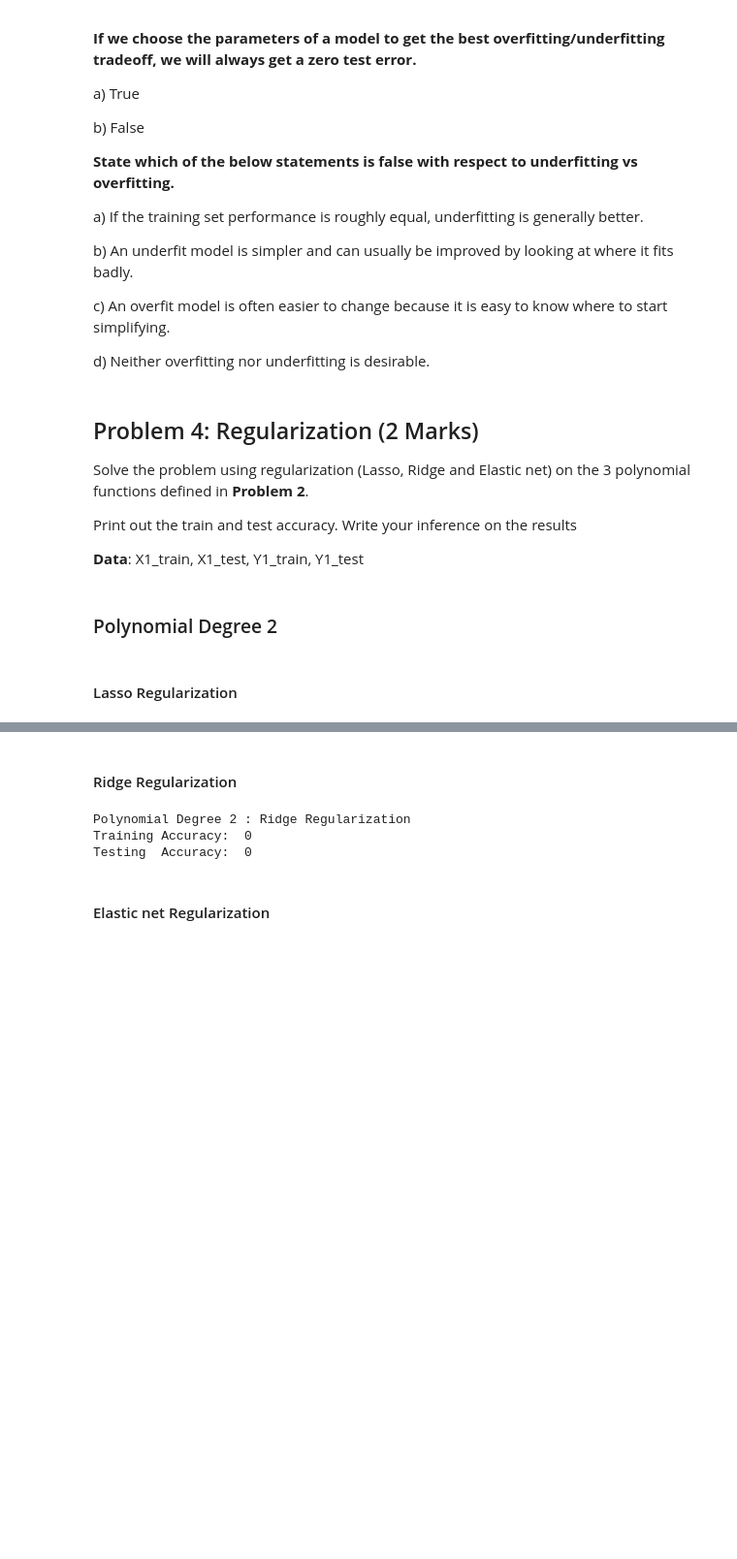
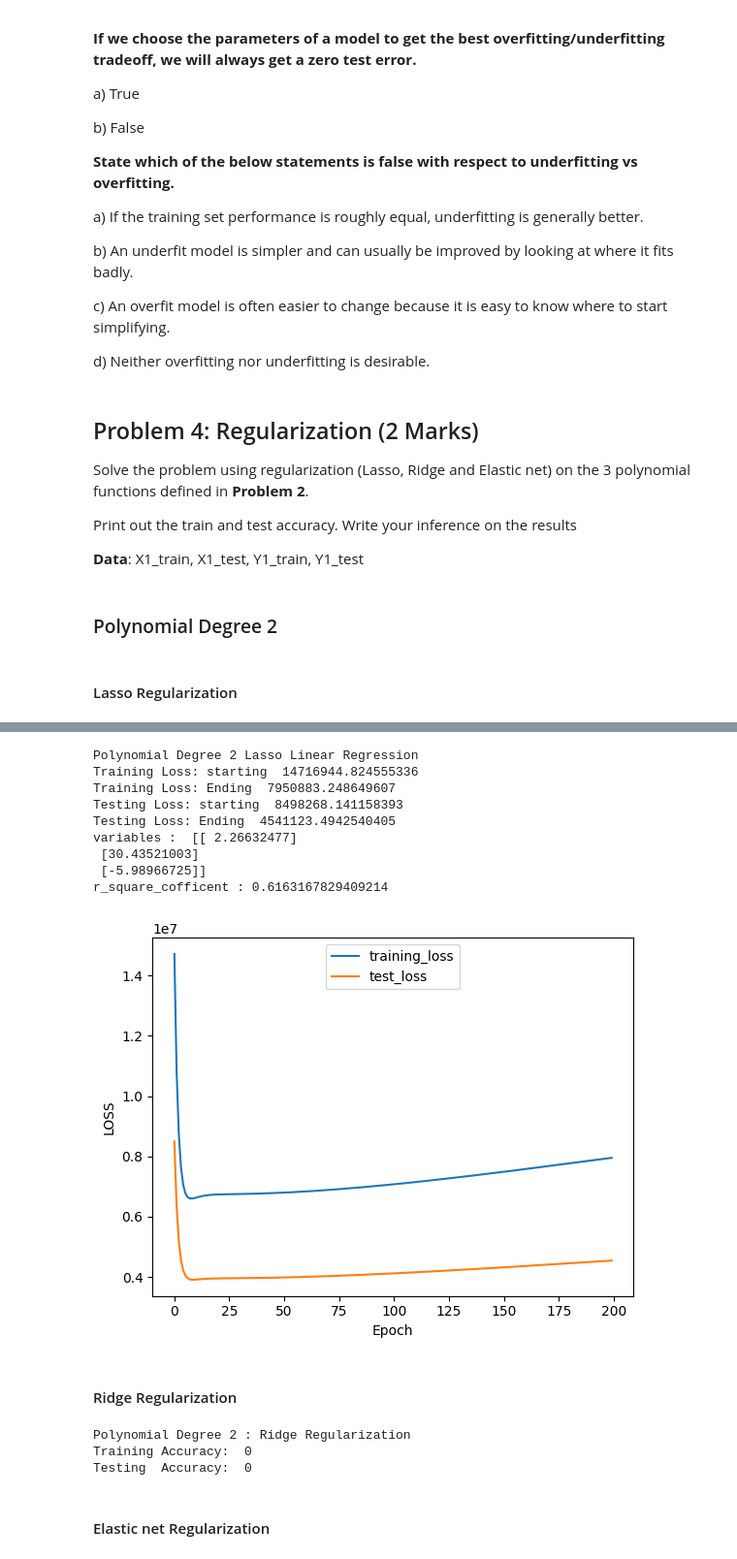
Before and after one commit to narendra974/AIMLOPS_IISC, a Jupyter notebook: Assignment_1.ipynb, the cells around one changed output, grey strips where cells are left out. Shown at 97% size. Cells and saved outputs as stored; diff of their text form; code cells hidden in the pictures; blank space fills up the shorter version.

```diff
--- a/Assignment_1.ipynb
+++ b/Assignment_1.ipynb
@@ -463,3 +436,80 @@ Testing  Accuracy:  0
+# %%
+### Write your code here
+## Define a new hypothesis function by adding a Lasso regularizer
+## to the 2nd order hypothesis function that you defined earlier
+## Use polynomial regression to train the model
+## Compute the training and testing accuracy
+## Print the training and testing accuracy
+## update the below two variables to print the model's accuracy
+
+lambda_penality = 100000
+
+def calculate_gradients_lasso(Y, Y_predicted, X, variables):
+  n = Y.shape[0]
+  m = variables.shape[1]-2 # removing bais term -> this is number of features.
+  diff = -(Y.reshape(-1, 1) - Y_predicted)
+  npmul = np.multiply(X, diff)
+  gradients = (1 / n) * np.sum(npmul, 0)
+  lamda_add = np.random.randint(low=-10, high=10, size=(1, degree+1))
+  for i in range(m):
+    lamda_add[0, i] = lambda_penality *  (1 / (2 * n))
+  lamda_add[0, -1]=0
+  return gradients+lamda_add
+
+def compute_loss_lasso(Y,Y_predicted, variables):
+  n = Y.shape[0] # of data samples
+  m = variables.shape[0]-2 # removing bais term -> this is number of features.
+  return (1 / (2 * n)) * ( np.sum((Y-Y_predicted)**2) + lambda_penality * m )
+
+
+def train_lasso(X1_train, X1_test, degree, epoch, learning_rate = 0.001):
+  n = X1_train.shape[0]
+  variables = np.random.randint(low=-10, high=10, size=(degree+1,1))
+  X1_train_features = transform_X_train(X1_train, degree)
+  X1_test_features = transform_X_train(X1_test, degree)
+  train_errors = []
+  test_errors = []
+
+  for i in range(epoch):
+    Y1_train_predicted = predict(X1_train_features, variables)
+    # print('Y1_train_predicted : ', Y1_train_predicted)
+    train_errors.append(compute_loss_lasso(Y1_train, Y1_train_predicted, variables))
+    Y1_test_predicted = predict(X1_test_features, variables)
+    test_errors.append(compute_loss_lasso(Y1_test, Y1_test_predicted, variables))
+    # print('Y1_train : ', Y1_train)
+    gradients = calculate_gradients_lasso(Y1_train, Y1_train_predicted, X1_train_features, variables)
+    # print('gradients ', gradients)
+    variables = variables - (learning_rate * gradients.T.reshape(-1, 1))
+    # print('modfied variables : ', variables)
+  return variables, train_errors, test_errors
+
+
+degree = 2
+epoch = 200
+learning_rate = 0.0001
+variables, loss_train, loss_test = train_lasso(X1_train, X1_test, degree, epoch, learning_rate)
+
+print("Polynomial Degree 2 Lasso Linear Regression")
+print("Training Loss: starting ", loss_train[0])
+print("Training Loss: Ending ", loss_train[-1])
+print("Testing Loss: starting ", loss_test[0])
+print("Testing Loss: Ending ", loss_test[-1])
+print("variables : ", variables)
+print('r_square_cofficent :', r_square_coffient(Y1_test, predict(transform_X_train(X1_test, degree), variables)))
+
+plot = draw(loss_train, loss_test)
+plot.show()
+# %% [output]
+Polynomial Degree 2 Lasso Linear Regression
+Training Loss: starting  14716944.824555336
+Training Loss: Ending  7950883.248649607
+Testing Loss: starting  8498268.141158393
+Testing Loss: Ending  4541123.4942540405
+variables :  [[ 2.26632477]
+ [30.43521003]
+ [-5.98966725]]
+r_square_cofficent : 0.6163167829409214
+[figure, added]
 # %% [markdown]
 #### Ridge Regularization
 # %%
```
Also changed, not shown: parts of 6 cells of this notebook.
